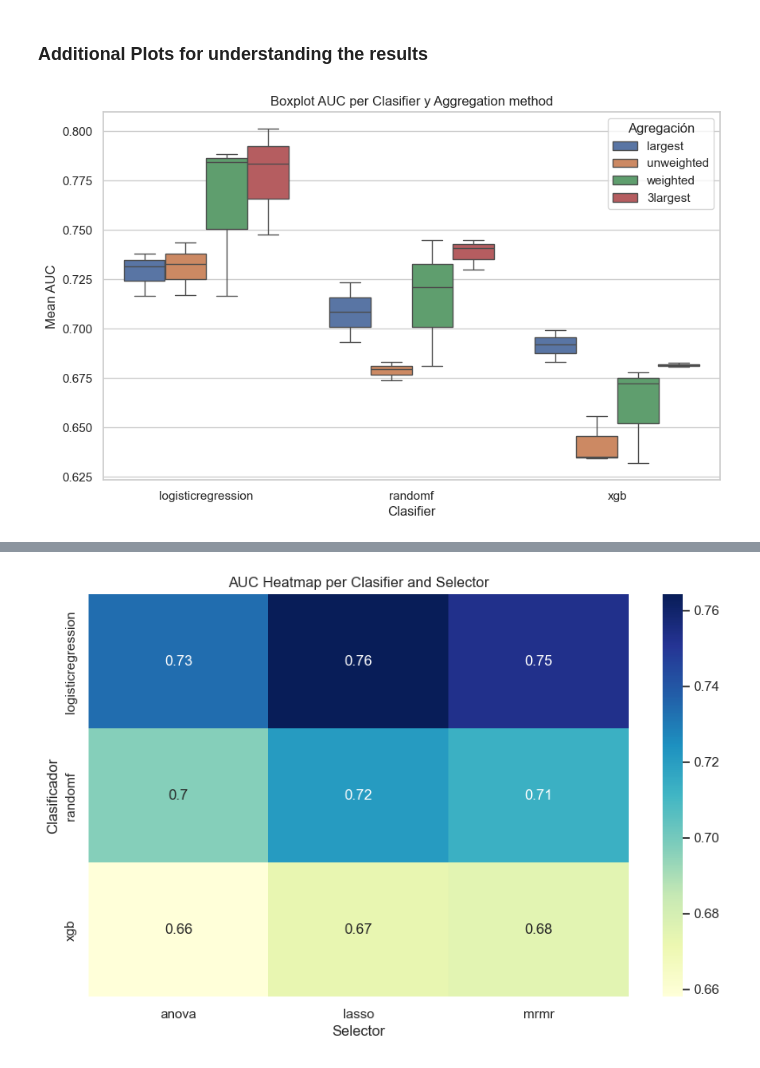
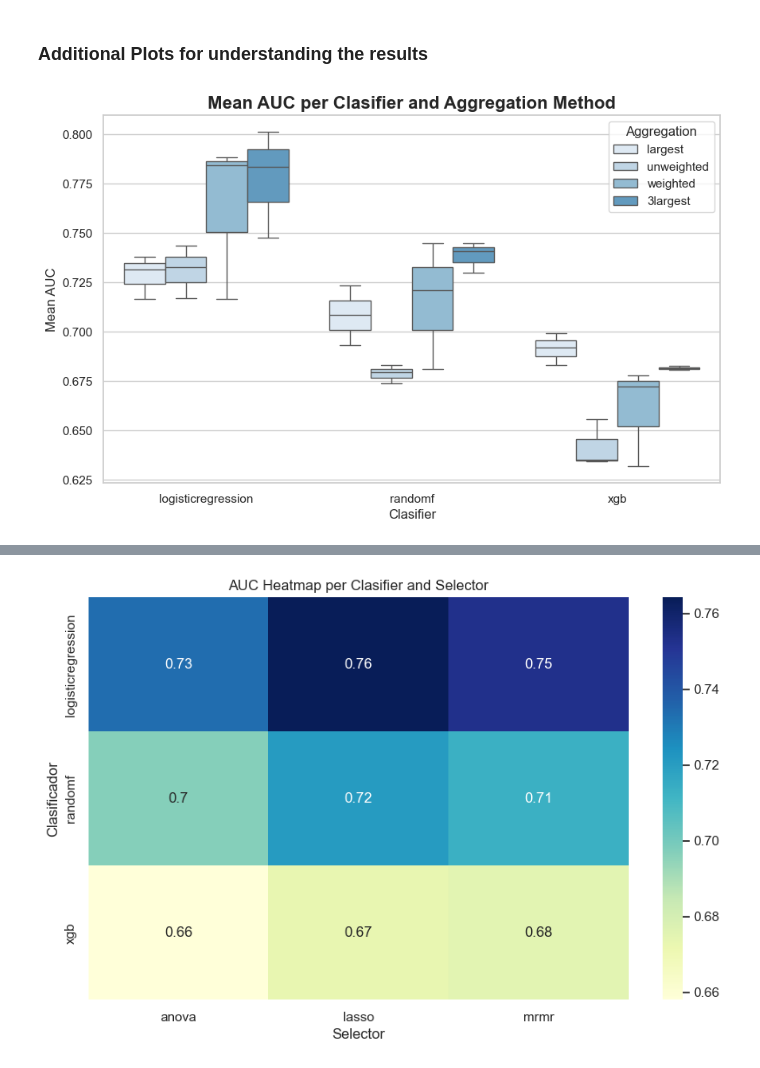
Before and after one commit to laiacoronas/predicting_immunotherapy_response, a Jupyter notebook: plot_resultsradiomics.ipynb, the cells around one changed output, grey strips where cells are left out. Saved outputs shown, nothing was run; the diff lists cells and outputs as text; code cells hidden in the pictures.

```diff
--- a/plot_resultsradiomics.ipynb
+++ b/plot_resultsradiomics.ipynb
@@ -10,7 +10,7 @@ classifiers = ["logisticregression", "randomf", "xgb"]
 selectors = ["lasso", "mrmr", "anova"]
 aggregations = ["largest", "unweighted", "weighted", "3largest"]
 
-base_path = "/Users/laiacoronassala/Desktop/predicting_immunotherapy_response/"
+base_path = "C:/Users/lclai/Desktop/predicting_immunotherapy_response"
 data_list = []
 
 # Iterate through all combinations
@@ -98,9 +98,9 @@ import matplotlib.pyplot as plt
 import seaborn as sns
 import pandas as pd
 import numpy as np
+sns.set(style="whitegrid")
 
-
-palette_vibrant = sns.color_palette("pastel", len(df['selector'].unique()))
+palette_vibrant = sns.color_palette("Blues", len(df['selector'].unique()))
 
 g = sns.FacetGrid(df, col="aggregation", col_wrap=2, height=5, aspect=1.5, sharey=True)
 g.map(sns.pointplot, "classifier", "average_auc", "selector",
@@ -120,12 +120,12 @@ for ax, agg in zip(g.axes.flatten(), df['aggregation'].unique()):
                     yerr=subset_selector['std_dev_auc'], fmt='none',
                     capsize=5, color=color)
 
-g.set_axis_labels("Classifier", "Average AUC")
-g.set_titles("Aggregation: {col_name}")
+g.set_axis_labels("Classifier", "Average AUC", fontsize=14)
+g.set_titles("Aggregation: {col_name}", fontsize=20)
 plt.subplots_adjust(top=0.92)
 g.fig.suptitle("Mean AUC with Standard Deviation from Nested Cross-Validation Experiments",
-               fontsize=16, fontweight='bold')
-g.add_legend(title="Selector",loc = 1)
+               fontsize=20, fontweight='bold')
+g.add_legend( title = 'Selector',loc = 1, fontsize=14)
 plt.tight_layout()
 plt.show()
 # %% [output]
@@ -154,12 +154,21 @@ sns.set(style="whitegrid")
 # %%
 # 1. Boxplot #
 # we can see: 3largest is generally better, logistic regression is generally better
+import seaborn as sns
+import matplotlib.pyplot as plt
+
+# Define una paleta de colores pastel
+pastel_palette = sns.color_palette("Blues")
+
+# Crea el gráfico de caja con la paleta de colores personalizada
 plt.figure(figsize=(10, 6))
-sns.boxplot(x='classifier', y='average_auc', hue='aggregation', data=df)
-plt.title('Boxplot AUC per Clasifier y Aggregation method')
+sns.boxplot(x='classifier', y='average_auc', hue='aggregation', data=df, palette=pastel_palette)
+
+plt.title("Mean AUC per Clasifier and Aggregation Method", fontsize=16, fontweight='bold')
+
 plt.ylabel('Mean AUC')
 plt.xlabel('Clasifier')
-plt.legend(title='Agregación')
+plt.legend(title='Aggregation')
 plt.show()
 # %% [output]
-[figure, old version]
+[figure, new version]
```
Also changed, not shown: parts of 8 cells of this notebook, 1 other file.
